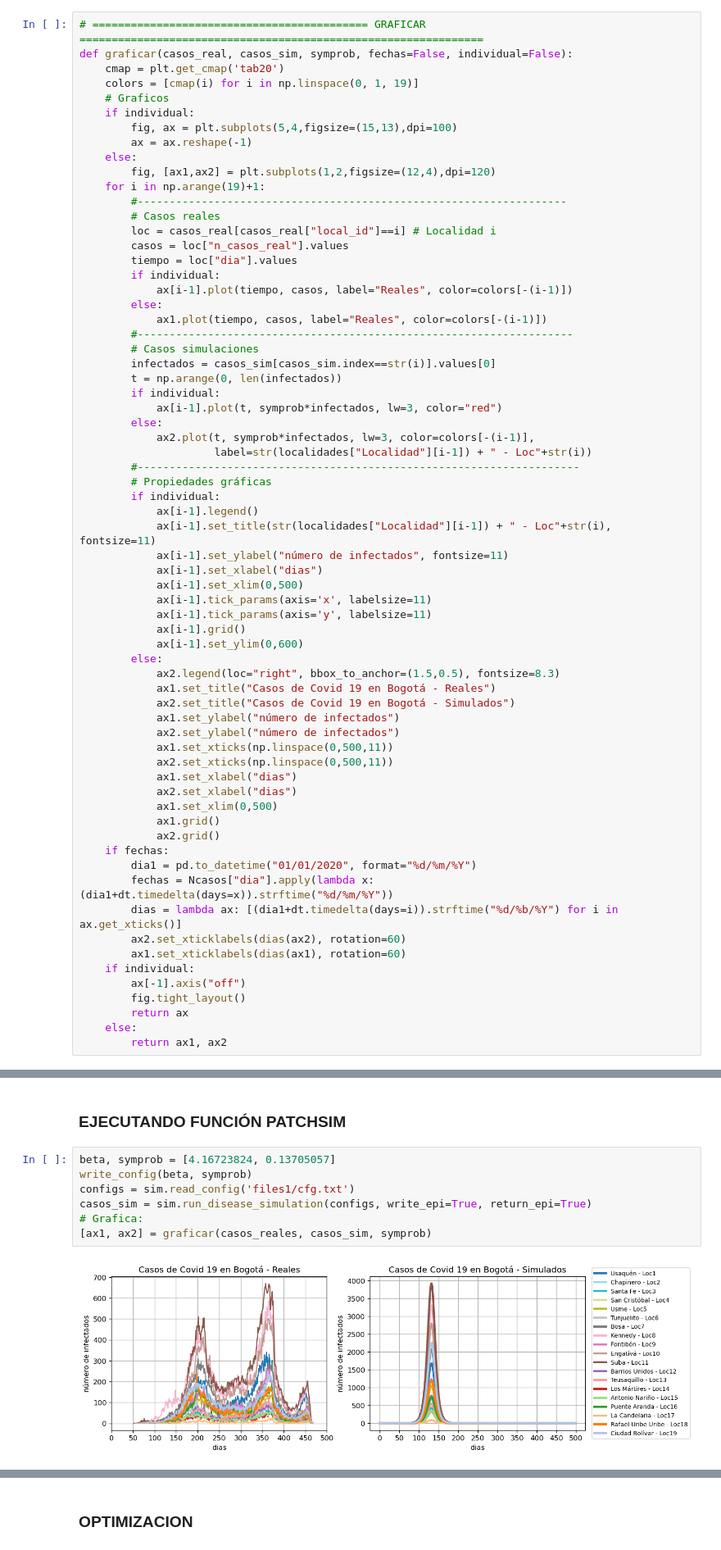
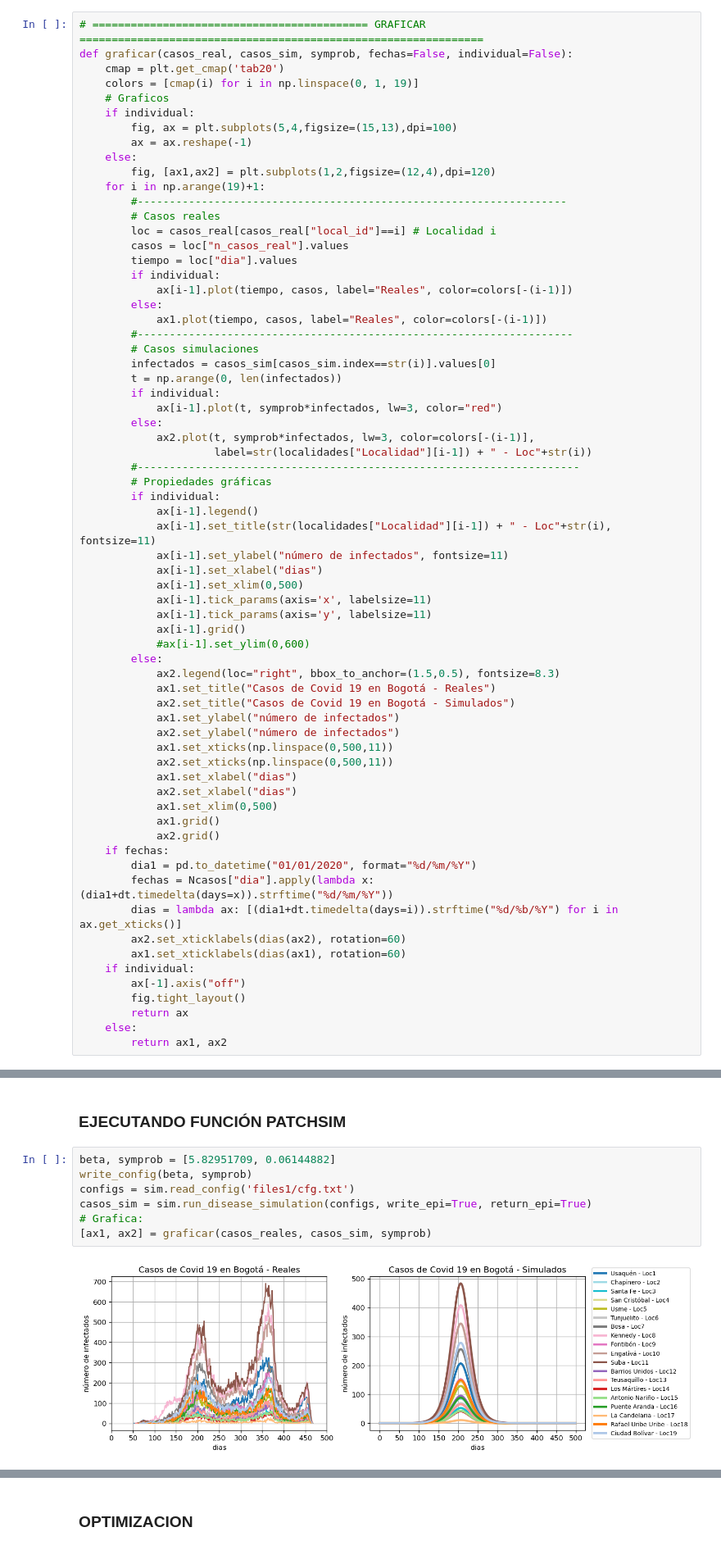
Before and after one commit to eilinlunam/PatchSim-modificado, a Jupyter notebook: SEIR_Bog_RunCode.ipynb, the cells around one changed output, grey strips where cells are left out. Shown at 82% size. Saved outputs shown, nothing was run; the diff lists cells and outputs as text.

```diff
--- a/SEIR_Bog_RunCode.ipynb
+++ b/SEIR_Bog_RunCode.ipynb
@@ -226,7 +226,7 @@ def graficar(casos_real, casos_sim, symprob, fechas=False, individual=False):
             ax[i-1].tick_params(axis='x', labelsize=11)
             ax[i-1].tick_params(axis='y', labelsize=11)
             ax[i-1].grid()
-            ax[i-1].set_ylim(0,600)
+            #ax[i-1].set_ylim(0,600)
         else:
             ax2.legend(loc="right", bbox_to_anchor=(1.5,0.5), fontsize=8.3)
             ax1.set_title("Casos de Covid 19 en Bogotá - Reales")
@@ -274,14 +274,14 @@ Cantidad de semillas iniciales: 99
 # %% [markdown]
 ### EJECUTANDO FUNCIÓN PATCHSIM
 # %%
-beta, symprob = [4.16723824, 0.13705057]
+beta, symprob = [5.82951709, 0.06144882]
 write_config(beta, symprob)
 configs = sim.read_config('files1/cfg.txt')
 casos_sim = sim.run_disease_simulation(configs, write_epi=True, return_epi=True)
 # Grafica:
 [ax1, ax2] = graficar(casos_reales, casos_sim, symprob)
 # %% [output]
-[figure, old version]
+[figure, new version]
 # %%
 ax = graficar(casos_reales, casos_sim, symprob, individual=True)
 # %% [output]
```
Also changed, not shown: parts of 3 cells of this notebook.
